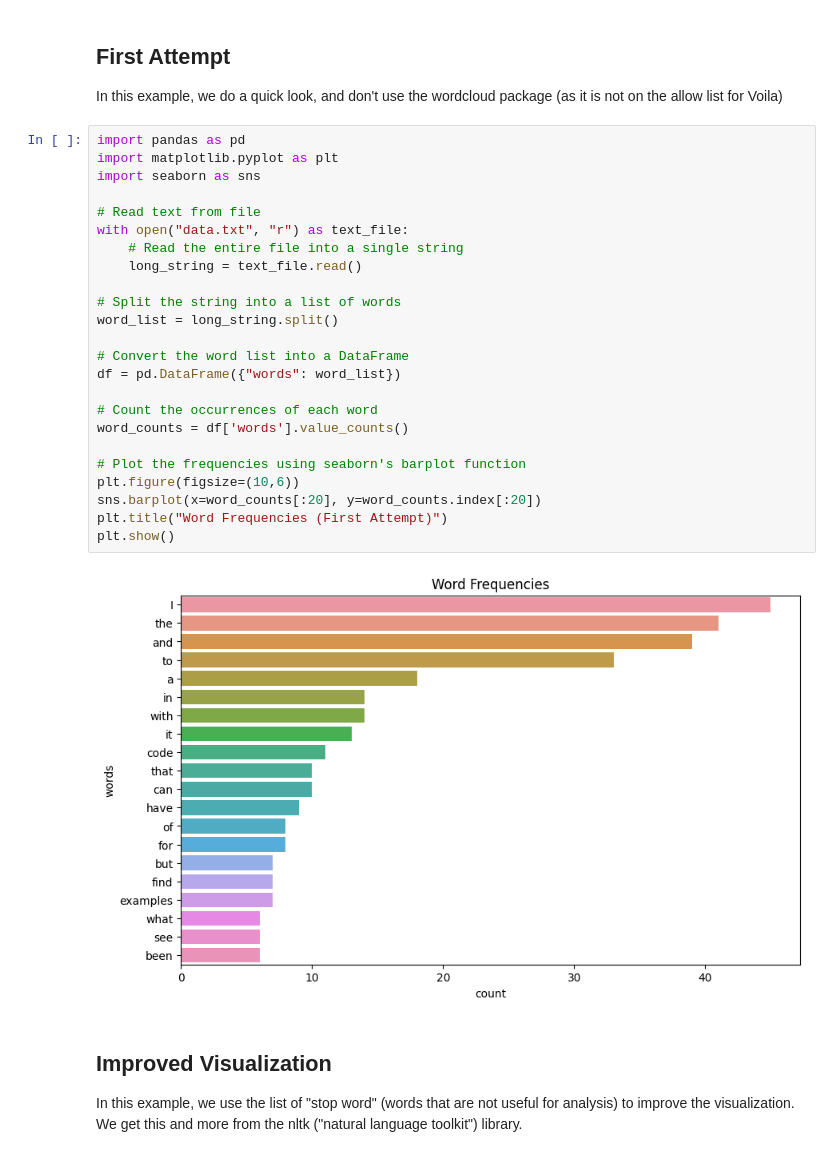
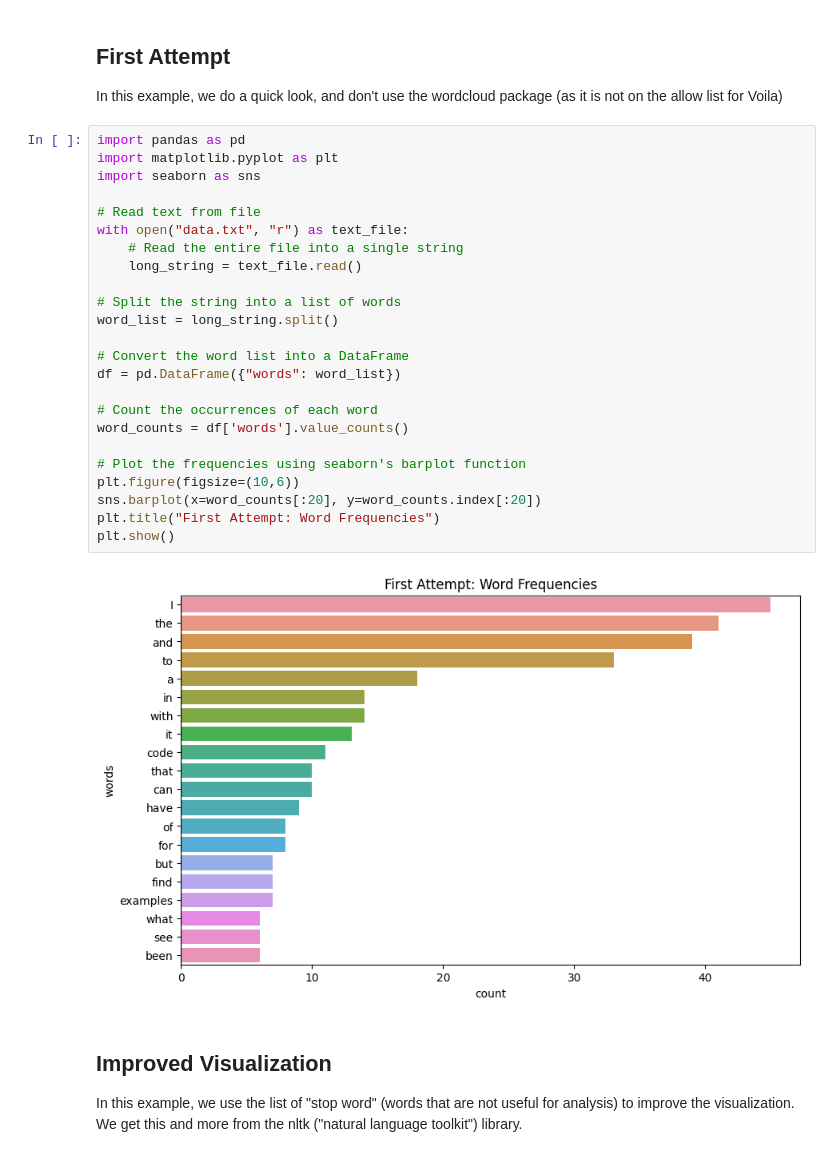
Before and after one commit to denisecase/datafun-03-discussion, a Jupyter notebook: learning.ipynb, the cells around one changed output. Saved outputs shown, nothing was run; the diff lists cells and outputs as text.

```diff
--- a/learning.ipynb
+++ b/learning.ipynb
@@ -9,29 +9,29 @@ In this example, we do a quick look, and don't use the wordcloud package (as it
 # %%
 import pandas as pd
 import matplotlib.pyplot as plt
 import seaborn as sns
 
 # Read text from file
 with open("data.txt", "r") as text_file:
     # Read the entire file into a single string
     long_string = text_file.read()
 
 # Split the string into a list of words
 word_list = long_string.split()
 
 # Convert the word list into a DataFrame
 df = pd.DataFrame({"words": word_list})
 
 # Count the occurrences of each word
 word_counts = df['words'].value_counts()
 
 # Plot the frequencies using seaborn's barplot function
 plt.figure(figsize=(10,6))
 sns.barplot(x=word_counts[:20], y=word_counts.index[:20])
-plt.title("Word Frequencies (First Attempt)")
+plt.title("First Attempt: Word Frequencies")
 plt.show()
 # %% [output]
-[figure, old version]
+[figure, new version]
 # %% [markdown]
 ## Improved Visualization
 
```
Also changed, not shown: parts of 2 cells of this notebook, 2 other files.
